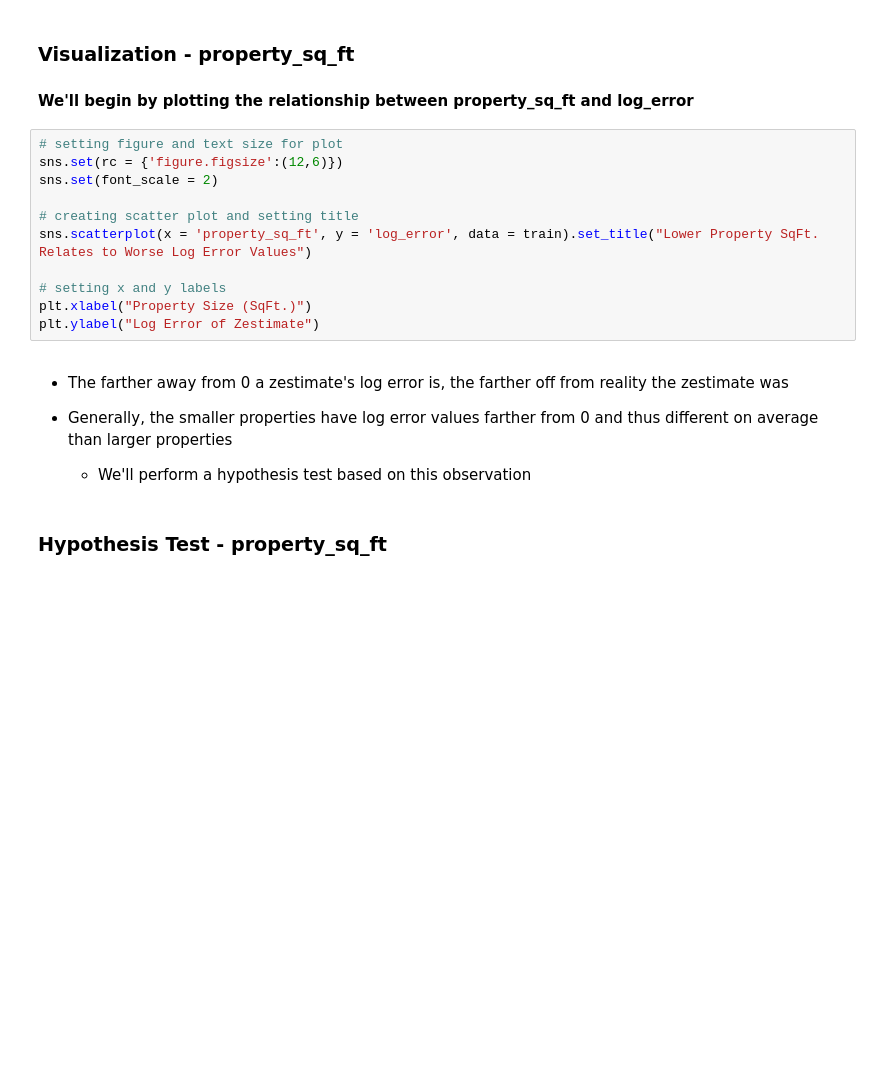
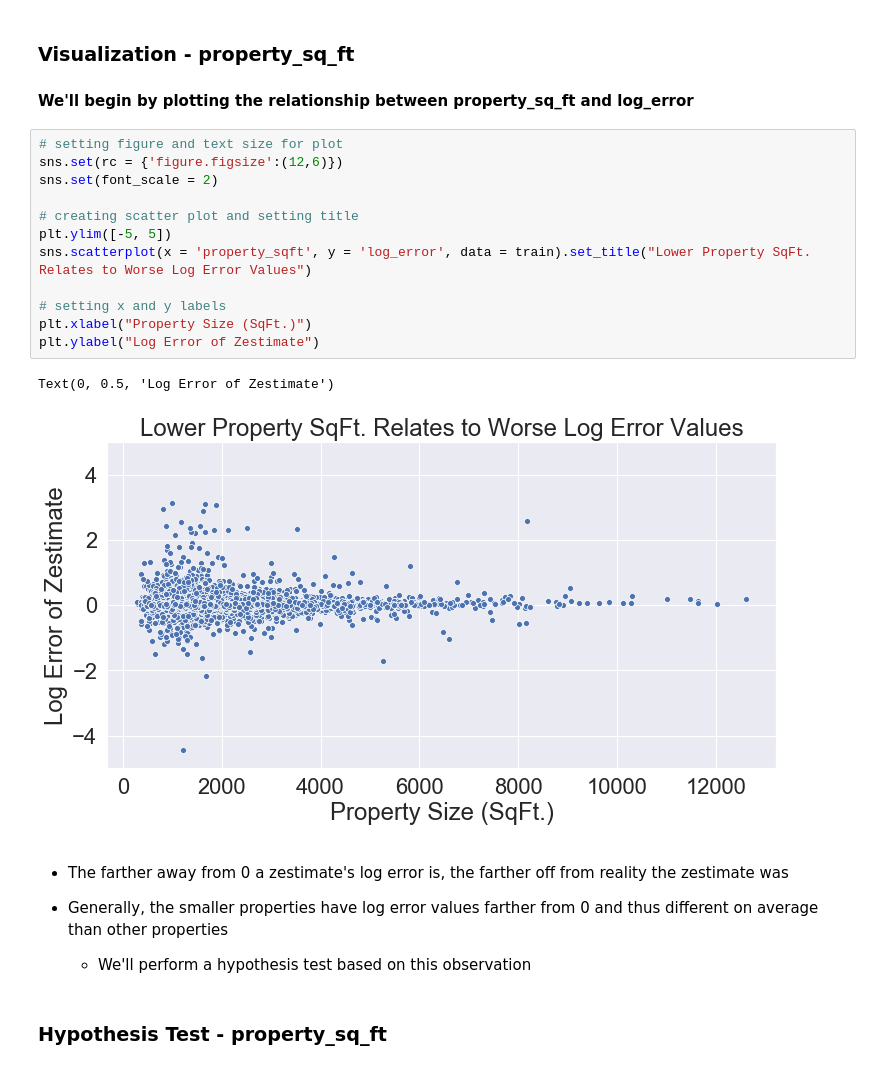
Before and after one commit to SamuelD-Data/zillow_clustering_project, a Jupyter notebook: WIP/update_notebook.ipynb, the cells around one changed output. Drawn from its saved outputs; the diff is of its cells as text; blank space fills up the shorter version.

```diff
--- a/WIP/update_notebook.ipynb
+++ b/WIP/update_notebook.ipynb
@@ -439,18 +434,22 @@ Let's explore how the square feet of a property relates to log error.
 # %%
 # setting figure and text size for plot
 sns.set(rc = {'figure.figsize':(12,6)})
 sns.set(font_scale = 2)
 
 # creating scatter plot and setting title
-sns.scatterplot(x = 'property_sq_ft', y = 'log_error', data = train).set_title("Lower Property SqFt. Relates to Worse Log Error Values")
+plt.ylim([-5, 5])
+sns.scatterplot(x = 'property_sqft', y = 'log_error', data = train).set_title("Lower Property SqFt. Relates to Worse Log Error Values")
 
 # setting x and y labels
 plt.xlabel("Property Size (SqFt.)")
 plt.ylabel("Log Error of Zestimate")
+# %% [output]
+Text(0, 0.5, 'Log Error of Zestimate')
+[figure, added]
 # %% [markdown]
 - The farther away from 0 a zestimate's log error is, the farther off from reality the zestimate was
 
-- Generally, the smaller properties have log error values farther from 0 and thus different on average than larger properties
+- Generally, the smaller properties have log error values farther from 0 and thus different on average than other properties
     - We'll perform a hypothesis test based on this observation
 # %% [markdown]
 ### Hypothesis Test - property_sq_ft
```
Also changed, not shown: parts of 22 cells of this notebook, 1 other file.
